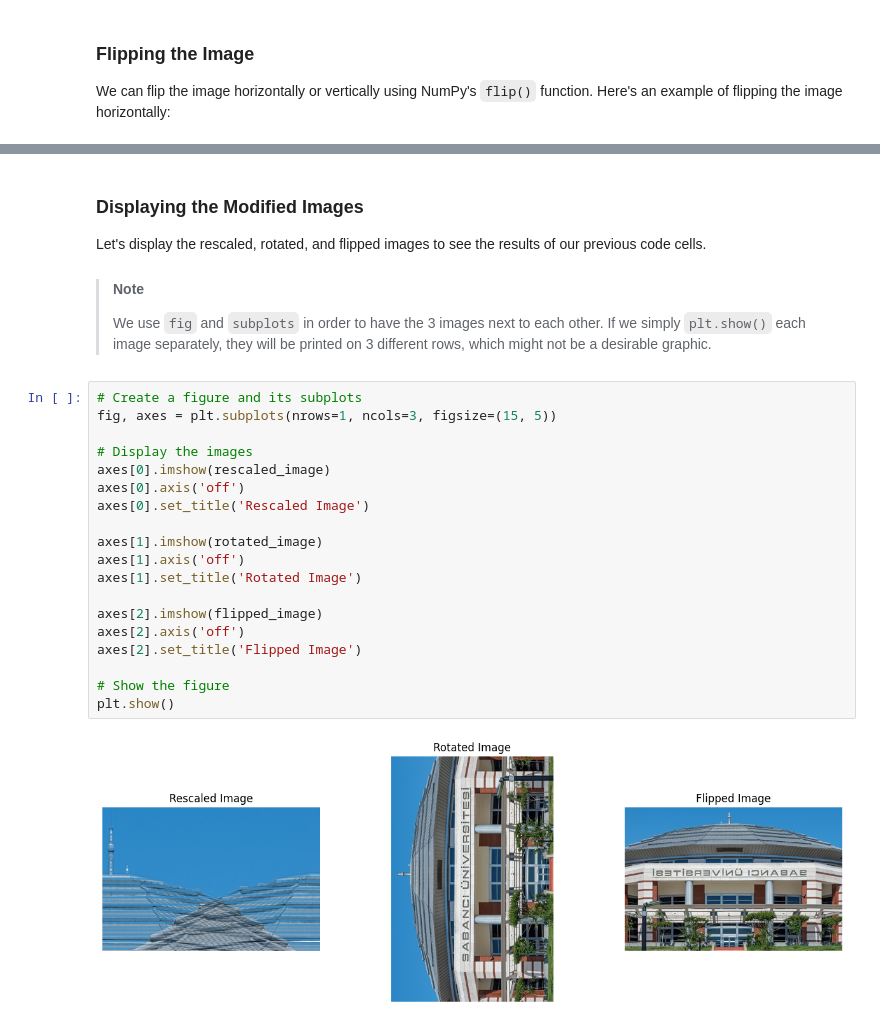
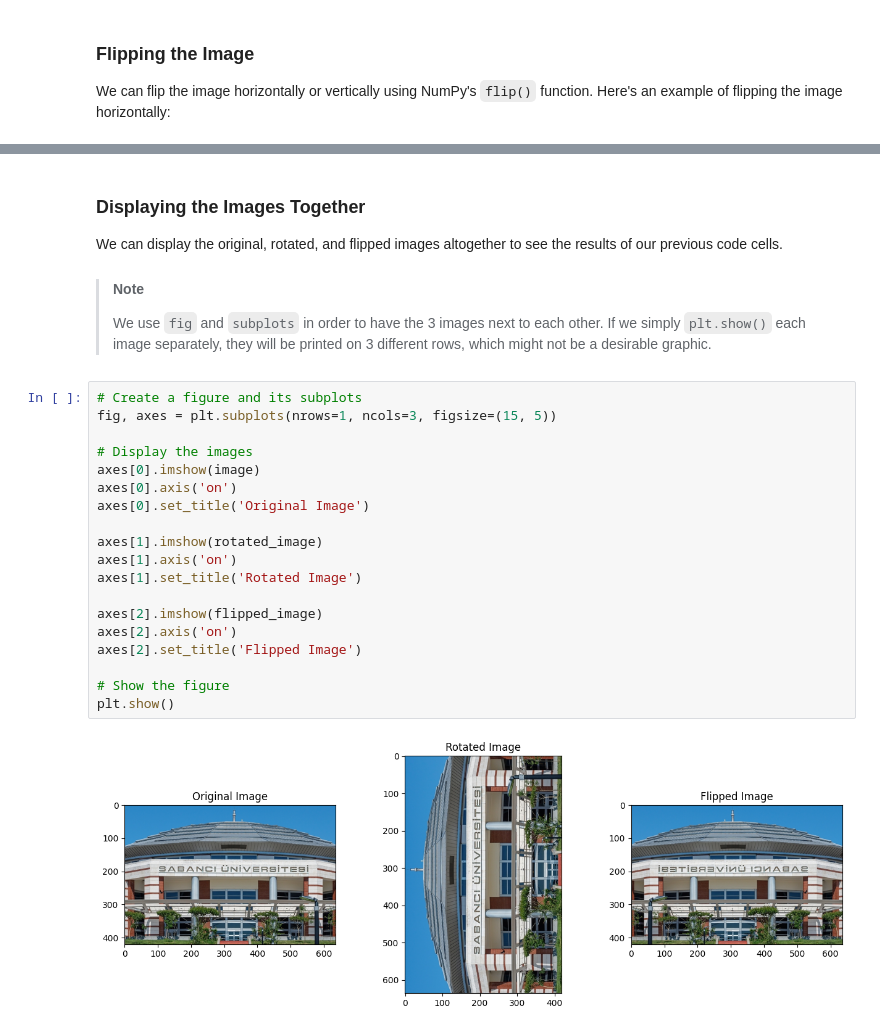
Before and after one commit to KouroshKSH/Tutorials, a Jupyter notebook: NumPy/image_processing_numpy.ipynb, the cells around one changed output, grey strips where cells are left out. Cells and saved outputs as stored; diff of their text form.

```diff
--- a/NumPy/image_processing_numpy.ipynb
+++ b/NumPy/image_processing_numpy.ipynb
@@ -113,27 +132,27 @@ flipped_image = np.flip(image, axis = 1)
 # %% [markdown]
-### Displaying the Modified Images
-Let's display the rescaled, rotated, and flipped images to see the results of our previous code cells.
+### Displaying the Images Together
+We can display the original, rotated, and flipped images altogether to see the results of our previous code cells.
 
 > #### Note
 > We use `fig` and `subplots` in order to have the 3 images next to each other. If we simply `plt.show()` each image separately, they will be printed on 3 different rows, which might not be a desirable graphic.
 # %%
 # Create a figure and its subplots
 fig, axes = plt.subplots(nrows=1, ncols=3, figsize=(15, 5))
 
 # Display the images
-axes[0].imshow(rescaled_image)
-axes[0].axis('off')
-axes[0].set_title('Rescaled Image')
+axes[0].imshow(image)
+axes[0].axis('on')
+axes[0].set_title('Original Image')
 
 axes[1].imshow(rotated_image)
-axes[1].axis('off')
+axes[1].axis('on')
 axes[1].set_title('Rotated Image')
 
 axes[2].imshow(flipped_image)
-axes[2].axis('off')
+axes[2].axis('on')
 axes[2].set_title('Flipped Image')
 
 # Show the figure
 plt.show()
 # %% [output]
-[figure, old version]
+[figure, new version]
```
Also changed, not shown: parts of 13 cells of this notebook.
